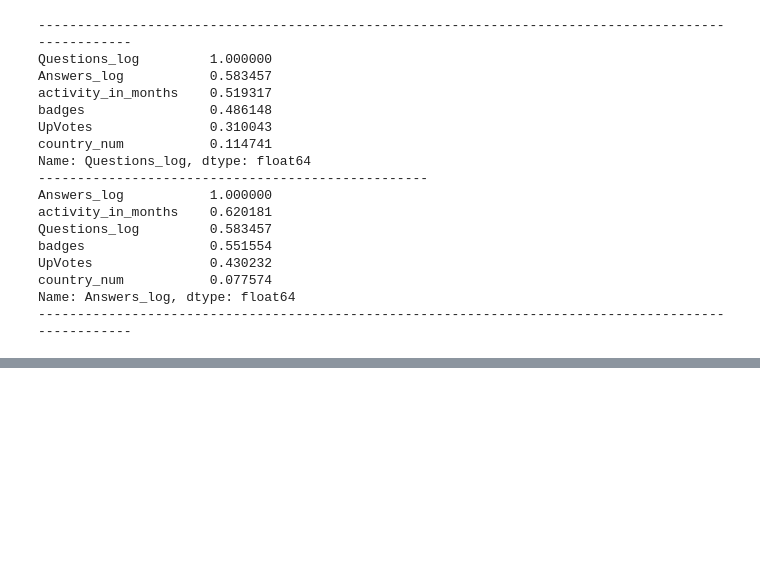
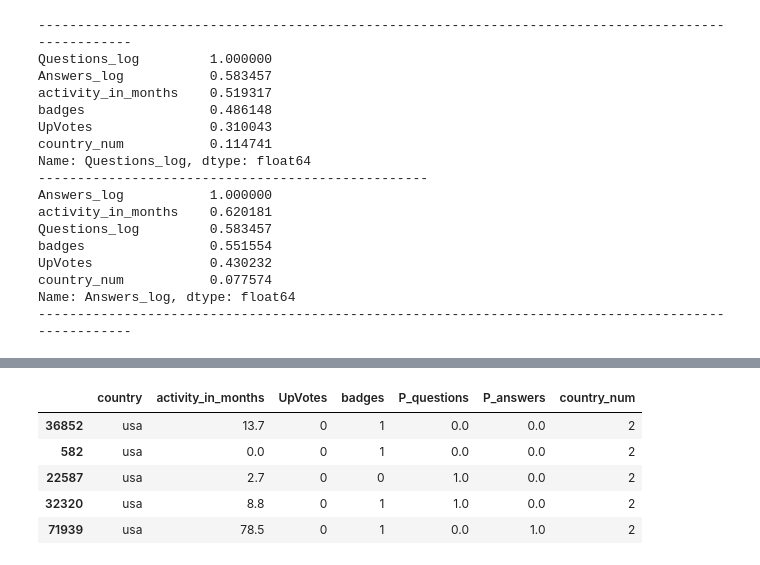
Before and after one commit to zolduoarrati/repos, a Jupyter notebook: Python/Jupyter/EDA/EDA & ML.ipynb, the cells around one changed output, grey strips where cells are left out. Cells and saved outputs as stored; diff of their text form; code cells hidden in the pictures; blank space fills up the shorter version.

```diff
--- a/Python/Jupyter/EDA/EDA & ML.ipynb
+++ b/Python/Jupyter/EDA/EDA & ML.ipynb
@@ -1165,0 +1198,9 @@ df_train.head()
+# %%
+df_test.head()
+# %% [output]
+|  | country | activity_in_months | UpVotes | badges | P_questions | P_answers | country_num |
+| 36852 | usa | 13.7 | 0 | 1 | 0.0 | 0.0 | 2 |
+| 582 | usa | 0.0 | 0 | 1 | 0.0 | 0.0 | 2 |
+| 22587 | usa | 2.7 | 0 | 0 | 1.0 | 0.0 | 2 |
+| 32320 | usa | 8.8 | 0 | 1 | 1.0 | 0.0 | 2 |
+| 71939 | usa | 78.5 | 0 | 1 | 0.0 | 1.0 | 2 |
```
Also changed, not shown: parts of 8 cells of this notebook.
